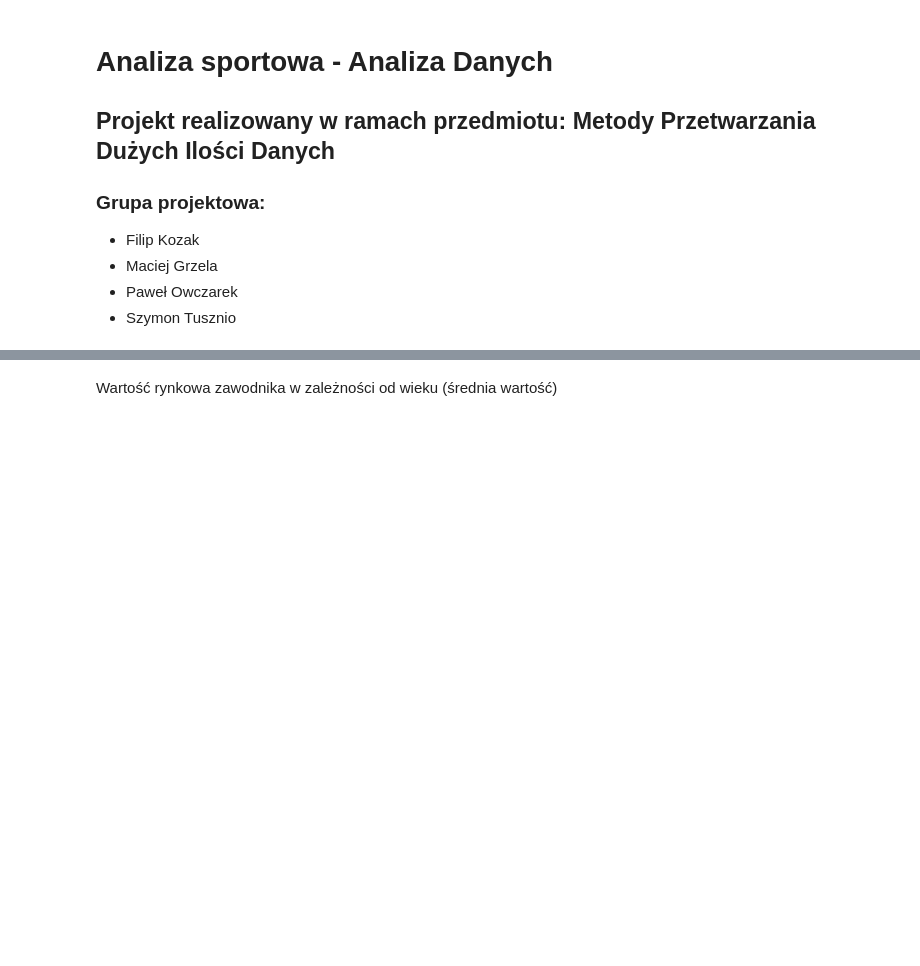
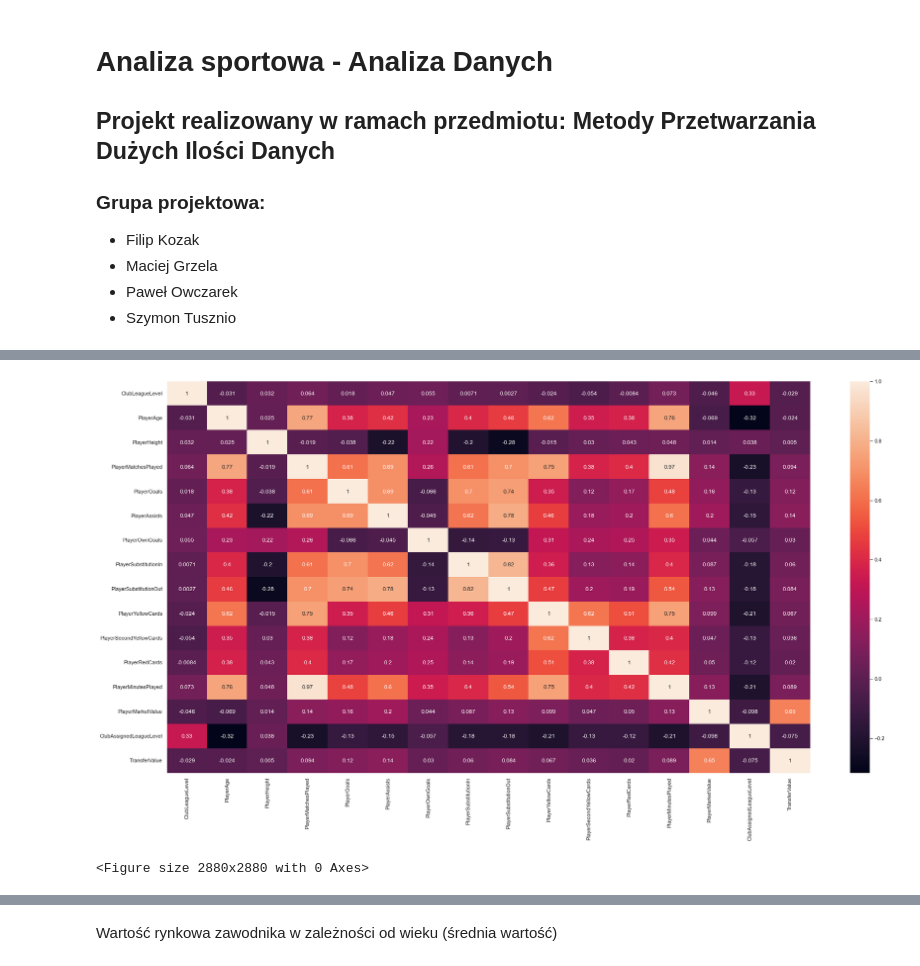
Before and after one commit to maciekgrzela/analiza-sportowa, a Jupyter notebook: analiza-danych.ipynb, the cells around one changed output, grey strips where cells are left out. Drawn from its saved outputs; the diff is of its cells as text; code cells hidden in the pictures; blank space fills up the shorter version.

```diff
--- a/analiza-danych.ipynb
+++ b/analiza-danych.ipynb
@@ -94,16 +96,0 @@ None
-# %%
-transfer_df['Club'] = transfer_df['Club'].astype("string")
-transfer_df['ClubLeagueNationality'] = transfer_df['ClubLeagueNationality'].astype("string")
-transfer_df['TransferValue'] = transfer_df['TransferValue'].astype("string")
-transfer_df['Player'] = transfer_df['Player'].astype("string")
-transfer_df['PlayerPosition'] = transfer_df['PlayerPosition'].astype("string")
-transfer_df['PlayerPositionScut'] = transfer_df['PlayerPositionScut'].astype("string")
-transfer_df['PlayerGenericPosition'] = transfer_df['PlayerGenericPosition'].astype("string")
-transfer_df['PlayerNationality'] = transfer_df['PlayerNationality'].astype("string")
-transfer_df['Operation'] = transfer_df['Operation'].astype("string")
-transfer_df['Bought/Sold'] = transfer_df['Bought/Sold'].astype("string")
-transfer_df['ClubAssigned'] = transfer_df['ClubAssigned'].astype("string")
-transfer_df['ClubAssignedLeagueNationality'] = transfer_df['ClubAssignedLeagueNationality'].astype("string")
-transfer_df['PlayerAgeGroup'] = transfer_df['PlayerAgeGroup'].astype("string")
-
-transfer_df.info()
@@ -518,0 +141,10 @@ plt.plot(age_unique_list,player_value_sum)
+# %%
+to_correlation_df = transfer_df.drop(labels=['PlayerWithoutClub'],axis=1)
+corrMatrix = to_correlation_df.corr(method='pearson')
+heatmap = sn.heatmap(corrMatrix, annot=True)
+plt.figure(figsize=(40,40))
+heatmap.get_figure().savefig('plots/pearsons-correlation.png', dpi=200)
+plt.show()
+# %% [output]
+[figure, added]
+<Figure size 2880x2880 with 0 Axes>
```
Also changed, not shown: parts of 104 cells of this notebook, 26 other files.
